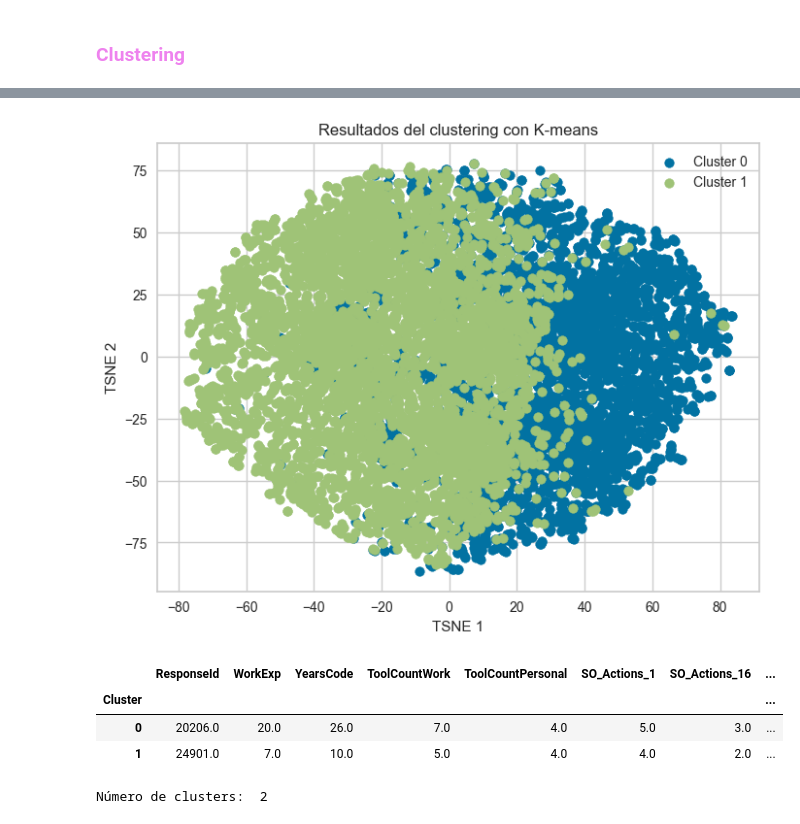
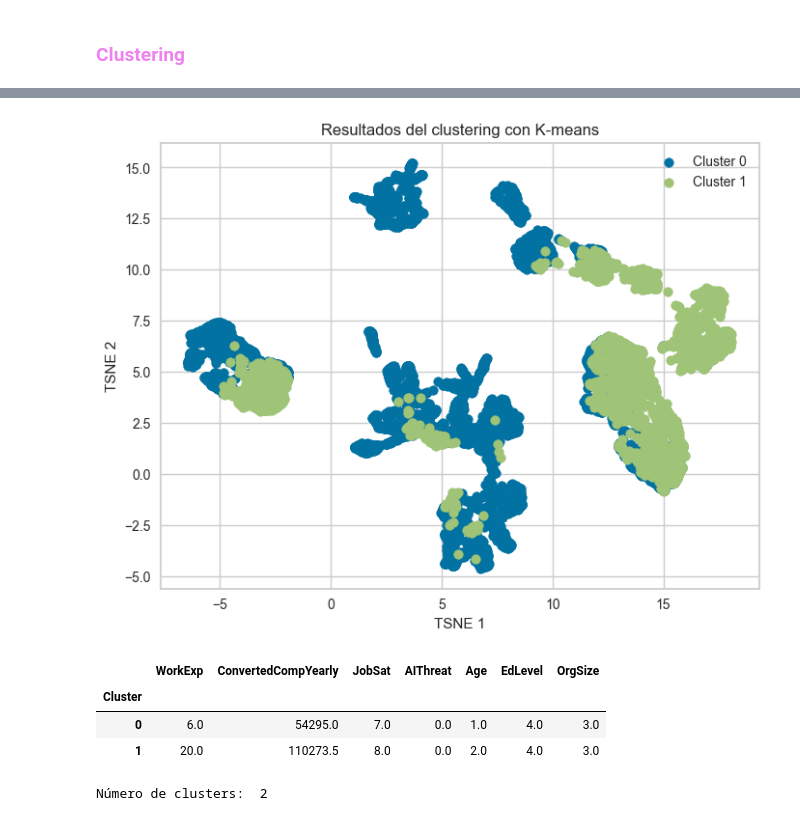
Before and after one commit to gonbenini/ciencia-datos-tpe, a Jupyter notebook: entregable.ipynb, the cells around one changed output, grey strips where cells are left out. Cells and saved outputs as stored; diff of their text form; code cells hidden in the pictures.

```diff
--- a/entregable.ipynb
+++ b/entregable.ipynb
@@ -444,7 +667,19 @@ X_num = df[cols].dropna()
+# %%
+cols = ['WorkExp', 'ConvertedCompYearly','YearsCode', 'AIAcc', 'JobSat','Age', 'EdLevel', 'OrgSize', 'ToolCountWork']
+features = df[cols].drop(columns=[f'{var_objetivo}']).columns.to_list()
+X_num = df[cols].dropna()
 # %%
 from sklearn.preprocessing import StandardScaler
+import pandas as pd
+
 scaler = StandardScaler()
-df_scaled = scaler.fit_transform(X_num.drop(columns=[f'{var_objetivo}']))
+X_to_scale = X_num.drop(columns=[var_objetivo])
+
+df_scaled = pd.DataFrame(
+    scaler.fit_transform(X_to_scale),
+    columns=X_to_scale.columns,
+    index=X_num.index
+)
 # %%
 from sklearn.decomposition import PCA
 from sklearn.manifold import TSNE
@@ -591,5 +816,10 @@ plt.show()
 # %% [markdown]
 <h3 style="color: violet;">Clustering
+# %%
+cols = ['WorkExp', 'ConvertedCompYearly', 'JobSat', 'AIThreat', 'Age', 'EdLevel', 'OrgSize']
+X_num = df[cols]
+X_num = X_num.dropna()
+df_scaled = scaler.fit_transform(X_num)
 # %%
 from sklearn.cluster import KMeans
 def clusterizar(k, data):
@@ -668,32 +898,36 @@ Silhouette score: 0.0534
+# %%
+principalComponents_pca = pca.fit_transform(df_scaled)
+principalComponents_umap = umap.fit_transform(df_scaled)
+principalComponents_tsne = tsne.fit_transform(df_scaled)
 # %%
 from cProfile import label
 from sklearn.manifold import TSNE
 
-t = 'tsne'
+t = 'PCA'
 k = 2
 
-if t == 'PCA':
+if t == 'umap':
     principalComponents = principalComponents_pca
 elif t == 'tsne':
     principalComponents = principalComponents_tsne
 else:
     principalComponents = principalComponents_umap
 
 cluster_kmeans = clusterizar(k, df_scaled)
 
 principalComponents_df = pd.DataFrame({'x': principalComponents[:, 0], 'y': principalComponents[:, 1], 'Cluster': cluster_kmeans})
 
 plt.figure(figsize=(8, 6))
 for cluster_num in range(k):
     plt.scatter(principalComponents_df[principalComponents_df['Cluster'] == cluster_num]['x'], principalComponents_df[principalComponents_df['Cluster'] == cluster_num]['y'], label=f'Cluster {cluster_num}')
 
 plt.xlabel('TSNE 1')
 plt.ylabel('TSNE 2')
 plt.legend()
 plt.title('Resultados del clustering con K-means')
 plt.show()
 # %% [output]
-[figure, old version]
+[figure, new version]
 # %%
 for i in cols_numerics:
     if i != 'JobSat':
@@ -701,12 +935,12 @@ for i in cols_numerics:
         df = df.drop(out.index)
 # %%
 X_num['Cluster'] = cluster_kmeans
-X_num.groupby('Cluster')[cols_numerics].median()
+X_num.groupby('Cluster').median()
 # %% [output]
-|  | ResponseId | WorkExp | YearsCode | ToolCountWork | ToolCountPersonal | SO_Actions_1 | SO_Actions_16 | ... |
-| Cluster |  |  |  |  |  |  |  | ... |
-| 0 | 20206.0 | 20.0 | 26.0 | 7.0 | 4.0 | 5.0 | 3.0 | ... |
-| 1 | 24901.0 | 7.0 | 10.0 | 5.0 | 4.0 | 4.0 | 2.0 | ... |
+|  | WorkExp | ConvertedCompYearly | JobSat | AIThreat | Age | EdLevel | OrgSize |
+| Cluster |  |  |  |  |  |  |  |
+| 0 | 6.0 | 54295.0 | 7.0 | 0.0 | 1.0 | 4.0 | 3.0 |
+| 1 | 20.0 | 110273.5 | 8.0 | 0.0 | 2.0 | 4.0 | 3.0 |
 # %%
 print("Número de clusters: ", len(set(cluster_kmeans)))
 # %% [output]
```
Also changed, not shown: parts of 119 cells of this notebook.
